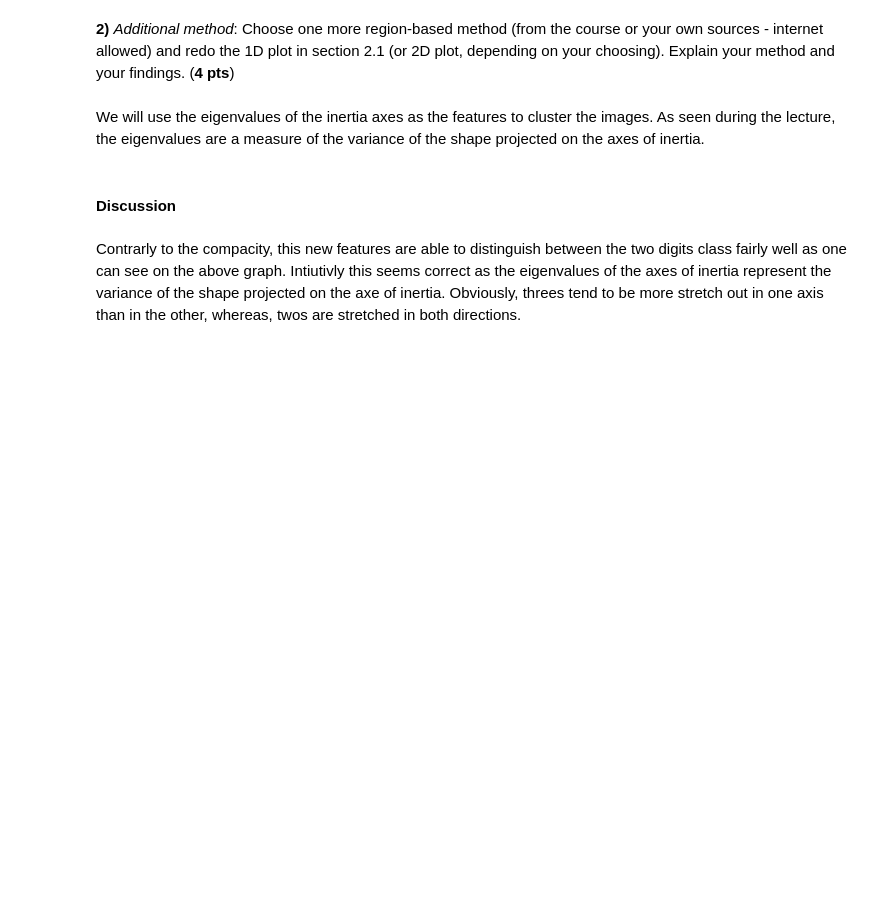
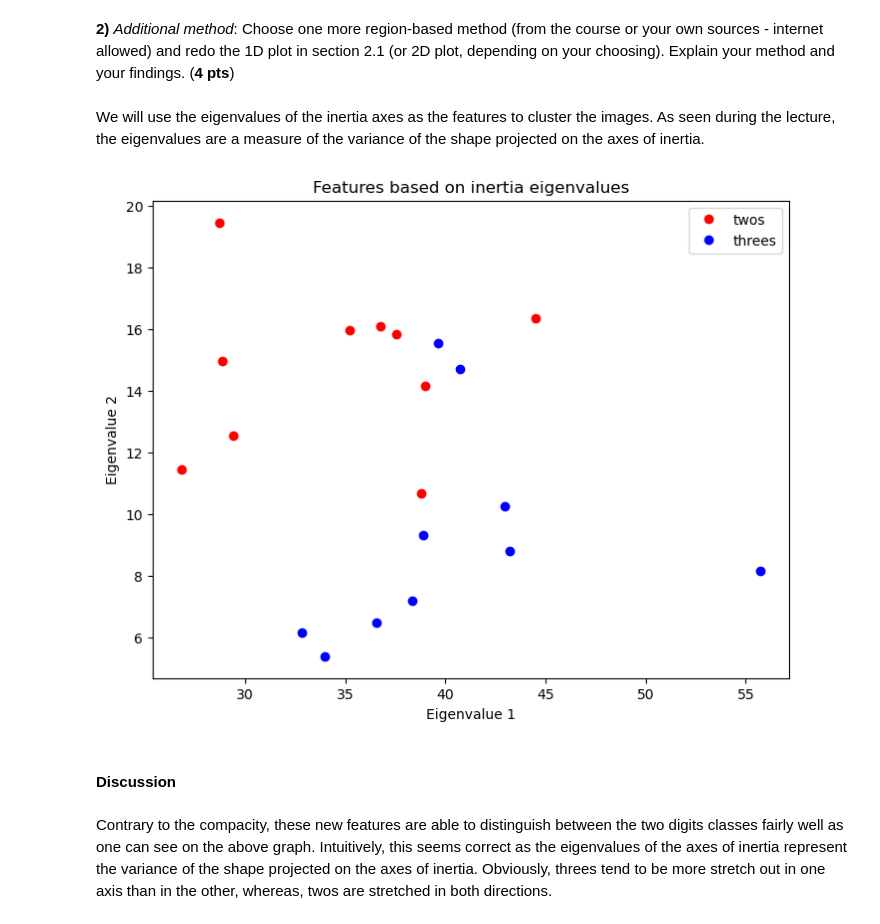
Before and after one commit to alexiaDorm/iapr-lab, a Jupyter notebook: lab_02_object_description.ipynb, the cells around one changed output. Saved outputs shown, nothing was run; the diff lists cells and outputs as text; code cells hidden in the pictures; blank space fills up the shorter version.

```diff
--- a/lab_02_object_description.ipynb
+++ b/lab_02_object_description.ipynb
@@ -714,18 +715,23 @@ We will use the eigenvalues of the inertia axes as the features to cluster the i
 # %%
 from skimage.measure import inertia_tensor_eigvals
 
+# Compute the eigenvalues of the inertia tensor for "2" and "3" images
 inertia_eig_2 = [inertia_tensor_eigvals(img) for img in twos]
 inertia_eig_3 = [inertia_tensor_eigvals(img) for img in threes]
 
 # Plot features for all images
 fig = plt.figure()
 ax = fig.add_axes([0,0,1,1])
-ax.plot(np.array(inertia_eig_2)[:,0], np.array(inertia_eig_2)[:,1], 'bo', color='r', label='twos')
-ax.plot(np.array(inertia_eig_3)[:,0], np.array(inertia_eig_3)[:,1], 'bo', color='b', label='threes')
+ax.plot(np.array(inertia_eig_2)[:,0], np.array(inertia_eig_2)[:,1], 'ro', label='twos')
+ax.plot(np.array(inertia_eig_3)[:,0], np.array(inertia_eig_3)[:,1], 'bo', label='threes')
 ax.legend(loc='best')
 plt.title("Features based on inertia eigenvalues")
+plt.xlabel("Eigenvalue 1")
+plt.ylabel("Eigenvalue 2")
 plt.show()
+# %% [output]
+[figure, added]
 # %% [markdown]
 #### Discussion
 # %% [markdown]
-Contrarly to the compacity, this new features are able to distinguish between the two digits class fairly well as one can see on the above graph. Intiutivly this seems correct as the eigenvalues of the axes of inertia represent the variance of the shape projected on the axe of inertia. Obviously, threes tend to be more stretch out in one axis than in the other, whereas, twos are stretched in both directions.
+Contrary to the compacity, these new features are able to distinguish between the two digits classes fairly well as one can see on the above graph. Intuitively, this seems correct as the eigenvalues of the axes of inertia represent the variance of the shape projected on the axes of inertia. Obviously, threes tend to be more stretch out in one axis than in the other, whereas, twos are stretched in both directions.
```
Also changed, not shown: parts of 3 cells of this notebook.
